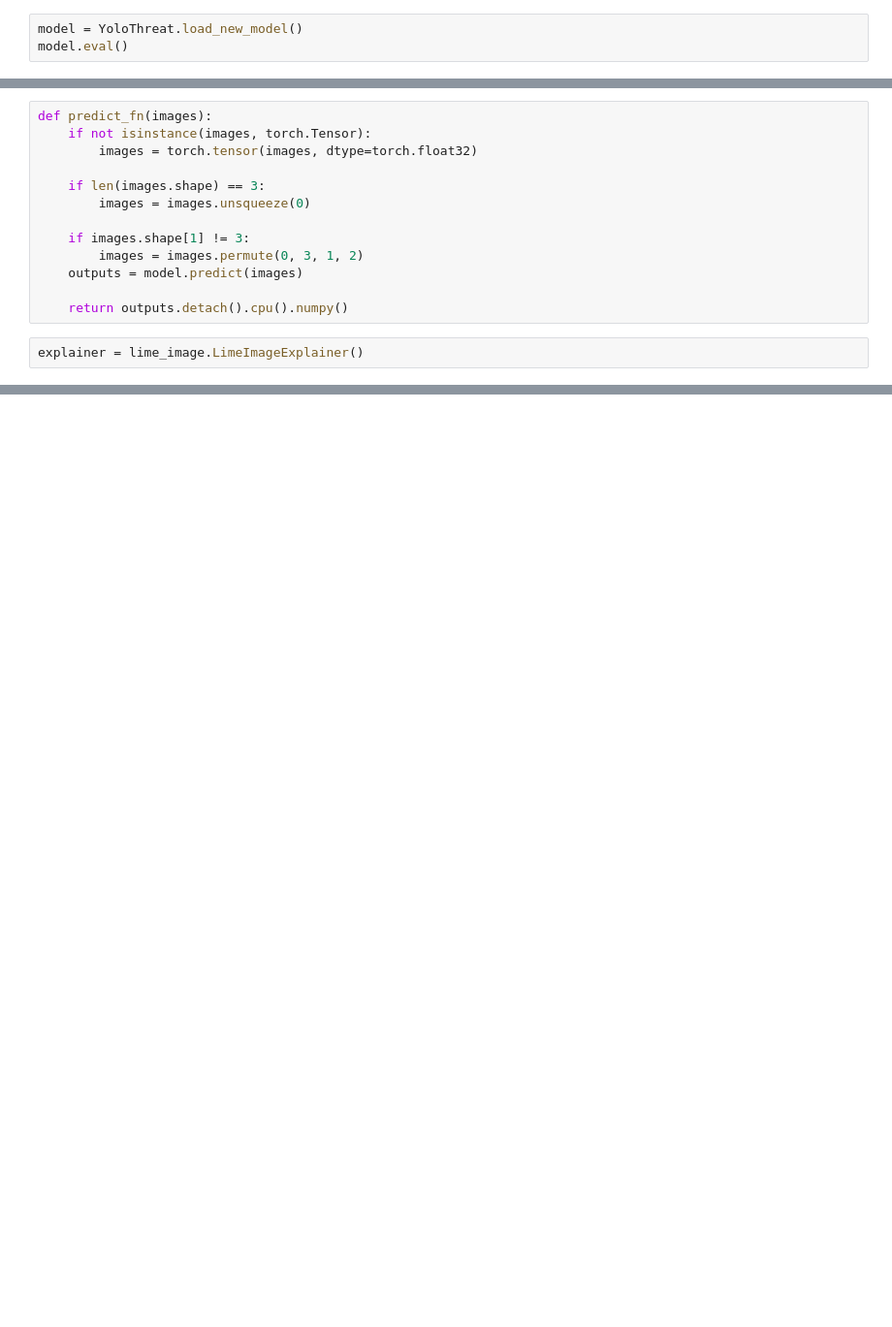
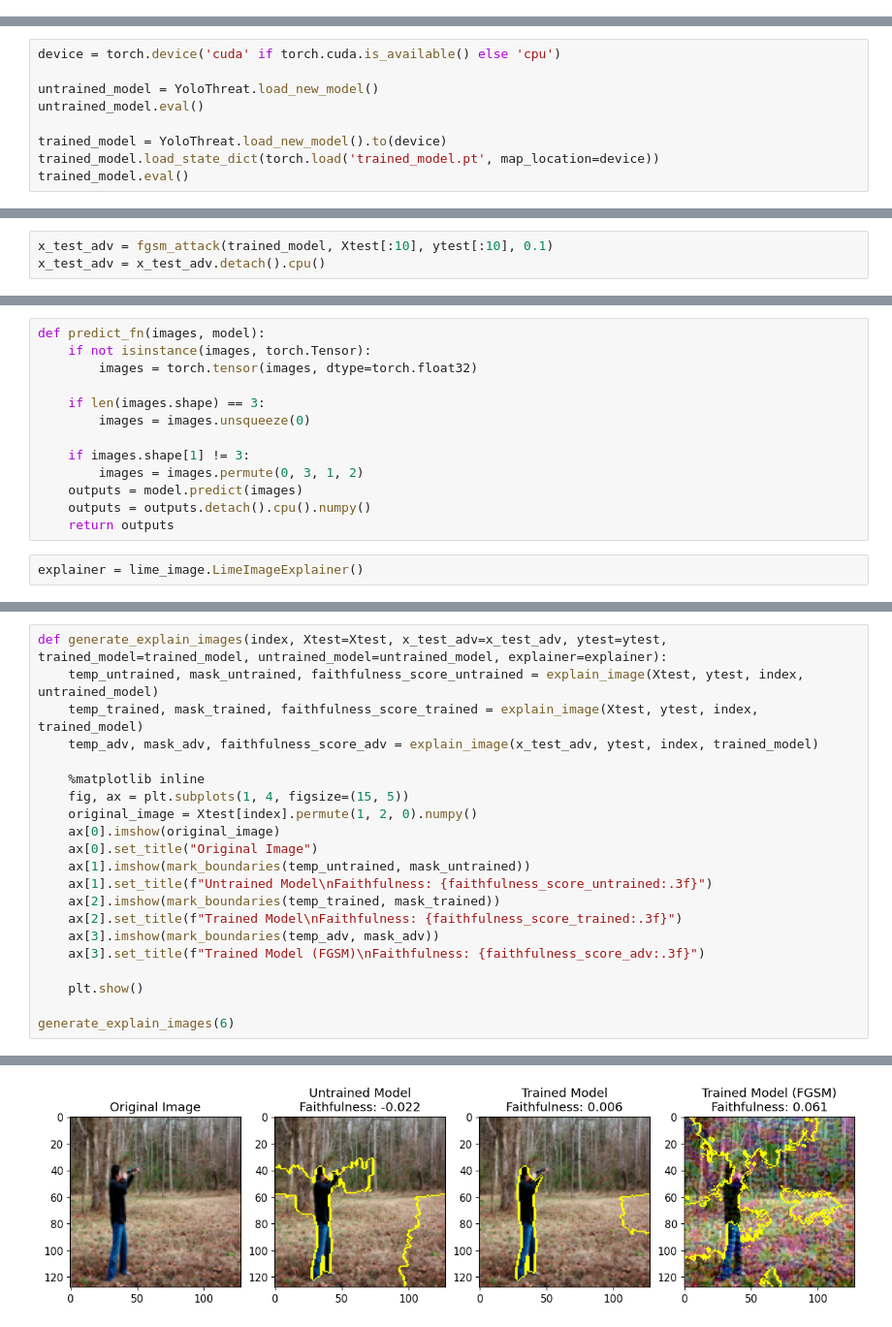
Before and after one commit to Ndkopacz/DefensiveDoorbell, a Jupyter notebook: ML/src/experiments_lime.ipynb, the cells around one changed output, grey strips where cells are left out. Shown at 97% size. Saved outputs shown, nothing was run; the diff lists cells and outputs as text; blank space fills up the shorter version.

Commit message:
Adjusted the lime notebook for morepresentation ready images and wrote some documentation in markdown in the notebook

```diff
--- a/ML/src/experiments_lime.ipynb
+++ b/ML/src/experiments_lime.ipynb
@@ -53,6 +60,3 @@ ytest = torch.load('../data/danger/raw/test_labels.pt')
 Xtest.shape, ytest.shape
 # %% [output]
 (torch.Size([2185, 3, 128, 128]), torch.Size([2185]))
-# %%
-model = YoloThreat.load_new_model()
-model.eval()
@@ -82,0 +76,9 @@ YoloThreat(
+# %%
+device = torch.device('cuda' if torch.cuda.is_available() else 'cpu')
+
+untrained_model = YoloThreat.load_new_model()
+untrained_model.eval()
+
+trained_model = YoloThreat.load_new_model().to(device)
+trained_model.load_state_dict(torch.load('trained_model.pt', map_location=device))
+trained_model.eval()
@@ -82,0 +115,3 @@ YoloThreat(
+# %%
+x_test_adv = fgsm_attack(trained_model, Xtest[:10], ytest[:10], 0.1)
+x_test_adv = x_test_adv.detach().cpu()
@@ -83,5 +120,5 @@ YoloThreat(
 # %%
-def predict_fn(images):
+def predict_fn(images, model):
     if not isinstance(images, torch.Tensor):
         images = torch.tensor(images, dtype=torch.float32)
 
@@ -91,8 +128,8 @@ def predict_fn(images):
     if images.shape[1] != 3:
         images = images.permute(0, 3, 1, 2)
     outputs = model.predict(images)
-
-    return outputs.detach().cpu().numpy()
+    outputs = outputs.detach().cpu().numpy()
+    return outputs
 # %%
 explainer = lime_image.LimeImageExplainer()
 # %%
@@ -127,0 +163,22 @@ Faithfulness score: -0.02924114465713501
+# %%
+def generate_explain_images(index, Xtest=Xtest, x_test_adv=x_test_adv, ytest=ytest, trained_model=trained_model, untrained_model=untrained_model, explainer=explainer):
+    temp_untrained, mask_untrained, faithfulness_score_untrained = explain_image(Xtest, ytest, index, untrained_model)
+    temp_trained, mask_trained, faithfulness_score_trained = explain_image(Xtest, ytest, index, trained_model)
+    temp_adv, mask_adv, faithfulness_score_adv = explain_image(x_test_adv, ytest, index, trained_model)
+
+    %matplotlib inline
+    fig, ax = plt.subplots(1, 4, figsize=(15, 5))
+    original_image = Xtest[index].permute(1, 2, 0).numpy()
+    ax[0].imshow(original_image)
+    ax[0].set_title("Original Image")
+    ax[1].imshow(mark_boundaries(temp_untrained, mask_untrained))
+    ax[1].set_title(f"Untrained Model\nFaithfulness: {faithfulness_score_untrained:.3f}")
+    ax[2].imshow(mark_boundaries(temp_trained, mask_trained))
+    ax[2].set_title(f"Trained Model\nFaithfulness: {faithfulness_score_trained:.3f}")
+    ax[3].imshow(mark_boundaries(temp_adv, mask_adv))
+    ax[3].set_title(f"Trained Model (FGSM)\nFaithfulness: {faithfulness_score_adv:.3f}")
+
+    plt.show()
+
+generate_explain_images(6)
+# %% [output]
@@ -127,0 +200 @@ Faithfulness score: -0.02924114465713501
+[figure, added]
```
Also changed, not shown: parts of 17 cells of this notebook.
